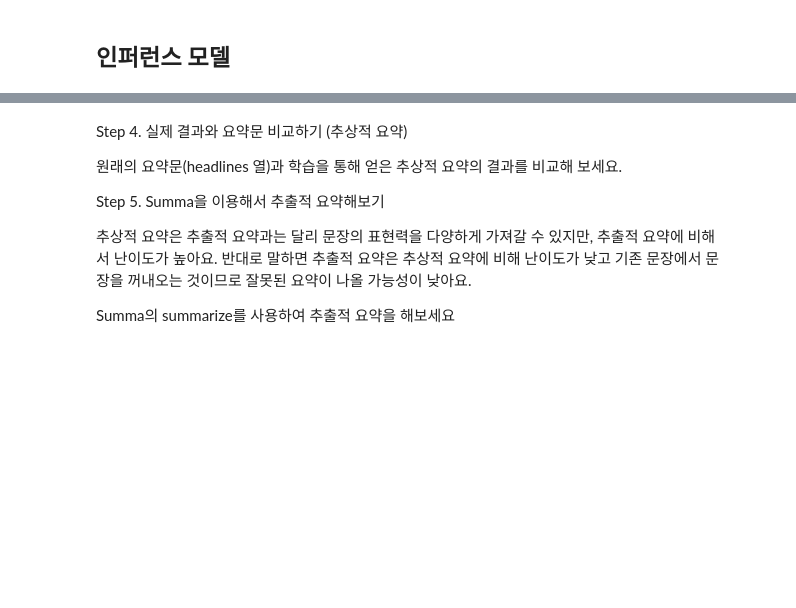
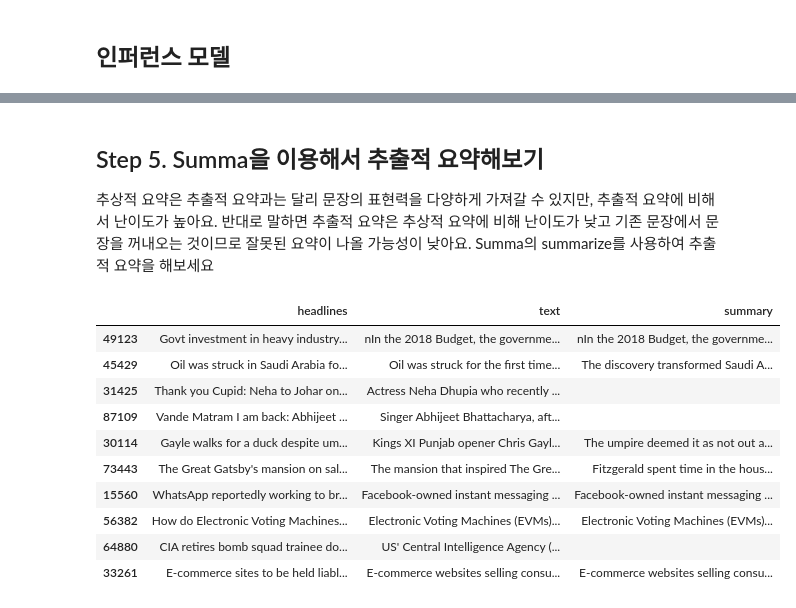
Before and after one commit to nidolight/Aiffel_Exploration, a Jupyter notebook: [E-08]Summarizing-news-articles/[E-08]Summarizing-news-articles-Copy1.ipynb, the cells around one changed output, grey strips where cells are left out. Saved outputs shown, nothing was run; the diff lists cells and outputs as text; code cells hidden in the pictures; blank space fills up the shorter version.

```diff
--- a/[E-08]Summarizing-news-articles/[E-08]Summarizing-news-articles-Copy1.ipynb
+++ b/[E-08]Summarizing-news-articles/[E-08]Summarizing-news-articles-Copy1.ipynb
@@ -683,12 +715,28 @@ for i in range(50, 100):
 # %% [markdown]
-
-
-Step 4. 실제 결과와 요약문 비교하기 (추상적 요약)
-
-원래의 요약문(headlines 열)과 학습을 통해 얻은 추상적 요약의 결과를 비교해 보세요.
-
-Step 5. Summa을 이용해서 추출적 요약해보기
+## Step 5. Summa을 이용해서 추출적 요약해보기
 
 추상적 요약은 추출적 요약과는 달리 문장의 표현력을 다양하게 가져갈 수 있지만, 추출적 요약에 비해서 난이도가 높아요. 반대로 말하면 추출적 요약은 추상적 요약에 비해 난이도가 낮고 기존 문장에서 문장을 꺼내오는 것이므로 잘못된 요약이 나올 가능성이 낮아요.
-
 Summa의 summarize를 사용하여 추출적 요약을 해보세요
+# %%
+from summa.summarizer import summarize
+import urllib.request
+import pandas as pd
+
+urllib.request.urlretrieve("https://raw.githubusercontent.com/sunnysai12345/News_Summary/master/news_summary_more.csv", filename="news_summary_more.csv")
+data = pd.read_csv('news_summary_more.csv', encoding='iso-8859-1')
+
+data['summary'] = data['text'].apply(lambda x: summarize(x, ratio=0.5))
+
+data.sample(10)
+# %% [output]
+|  | headlines | text | summary |
+| 49123 | Govt investment in heavy industry... | nIn the 2018 Budget, the governme... | nIn the 2018 Budget, the governme... |
+| 45429 | Oil was struck in Saudi Arabia fo... | Oil was struck for the first time... | The discovery transformed Saudi A... |
+| 31425 | Thank you Cupid: Neha to Johar on... | Actress Neha Dhupia who recently ... |  |
+| 87109 | Vande Matram I am back: Abhijeet ... | Singer Abhijeet Bhattacharya, aft... |  |
+| 30114 | Gayle walks for a duck despite um... | Kings XI Punjab opener Chris Gayl... | The umpire deemed it as not out a... |
+| 73443 | The Great Gatsby's mansion on sal... | The mansion that inspired The Gre... | Fitzgerald spent time in the hous... |
+| 15560 | WhatsApp reportedly working to br... | Facebook-owned instant messaging ... | Facebook-owned instant messaging ... |
+| 56382 | How do Electronic Voting Machines... | Electronic Voting Machines (EVMs)... | Electronic Voting Machines (EVMs)... |
+| 64880 | CIA retires bomb squad trainee do... | US' Central Intelligence Agency (... |  |
+| 33261 | E-commerce sites to be held liabl... | E-commerce websites selling consu... | E-commerce websites selling consu... |
```
Also changed, not shown: parts of 17 cells of this notebook, 2 other files.
